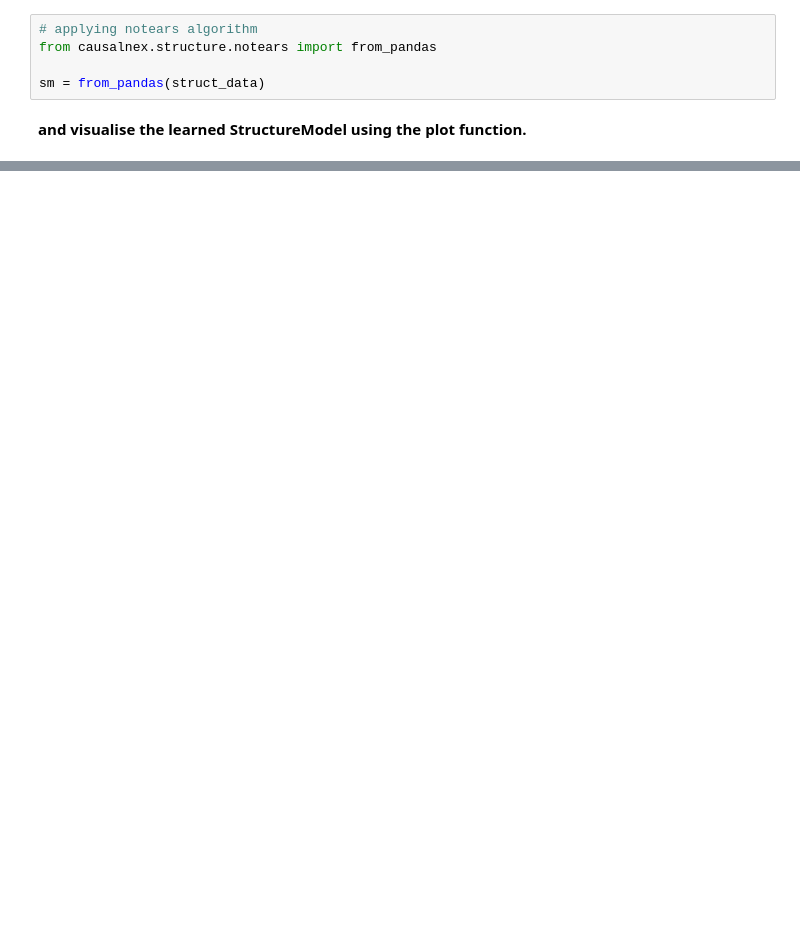
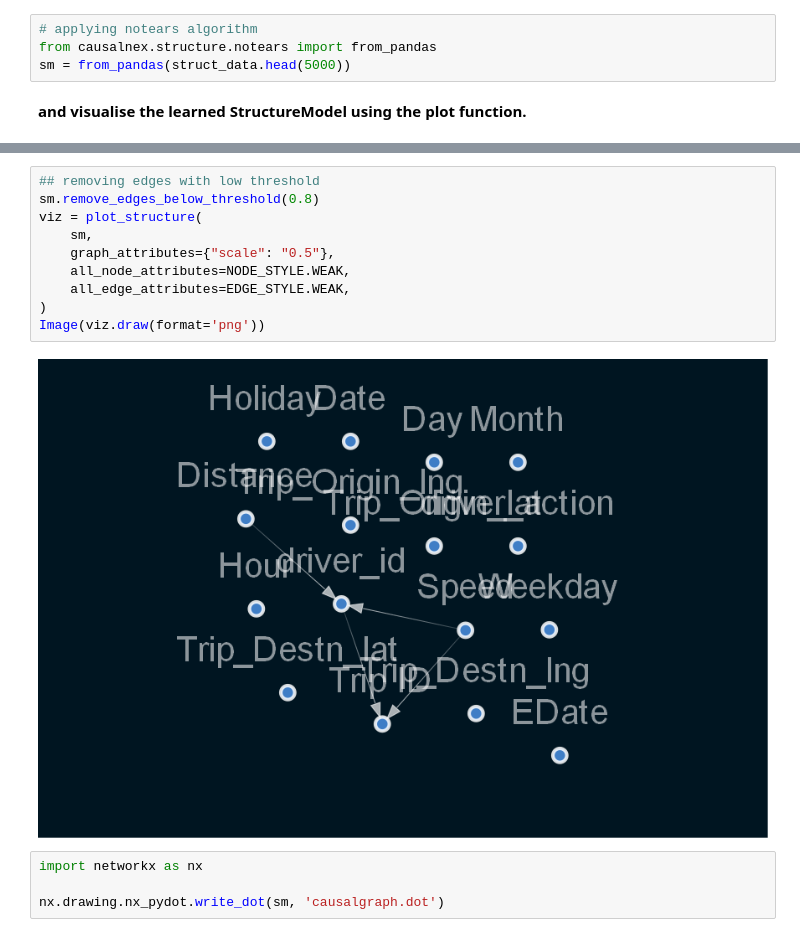
Before and after one commit to ekubay/Logistic-optimization, a Jupyter notebook: notebooks/causalGraphmodel.ipynb, the cells around one changed output, grey strips where cells are left out. Drawn from its saved outputs; the diff is of its cells as text; blank space fills up the shorter version.

Commit message:
causal graph

```diff
--- a/notebooks/causalGraphmodel.ipynb
+++ b/notebooks/causalGraphmodel.ipynb
@@ -95,8 +95,7 @@ struct_data.head(5)
 # %%
 # applying notears algorithm
 from causalnex.structure.notears import from_pandas
-
-sm = from_pandas(struct_data)
+sm = from_pandas(struct_data.head(5000))
 # %% [markdown]
 **and visualise the learned StructureModel using the plot function.**
 # %%
@@ -110,0 +112,16 @@ Image(viz.draw(format='png'))
+# %%
+## removing edges with low threshold
+sm.remove_edges_below_threshold(0.8)
+viz = plot_structure(
+    sm,
+    graph_attributes={"scale": "0.5"},
+    all_node_attributes=NODE_STYLE.WEAK,
+    all_edge_attributes=EDGE_STYLE.WEAK,
+)
+Image(viz.draw(format='png'))
+# %% [output]
+[figure, added]
+# %%
+import networkx as nx
+
+nx.drawing.nx_pydot.write_dot(sm, 'causalgraph.dot')
```
Also changed, not shown: parts of 1 cell of this notebook.
